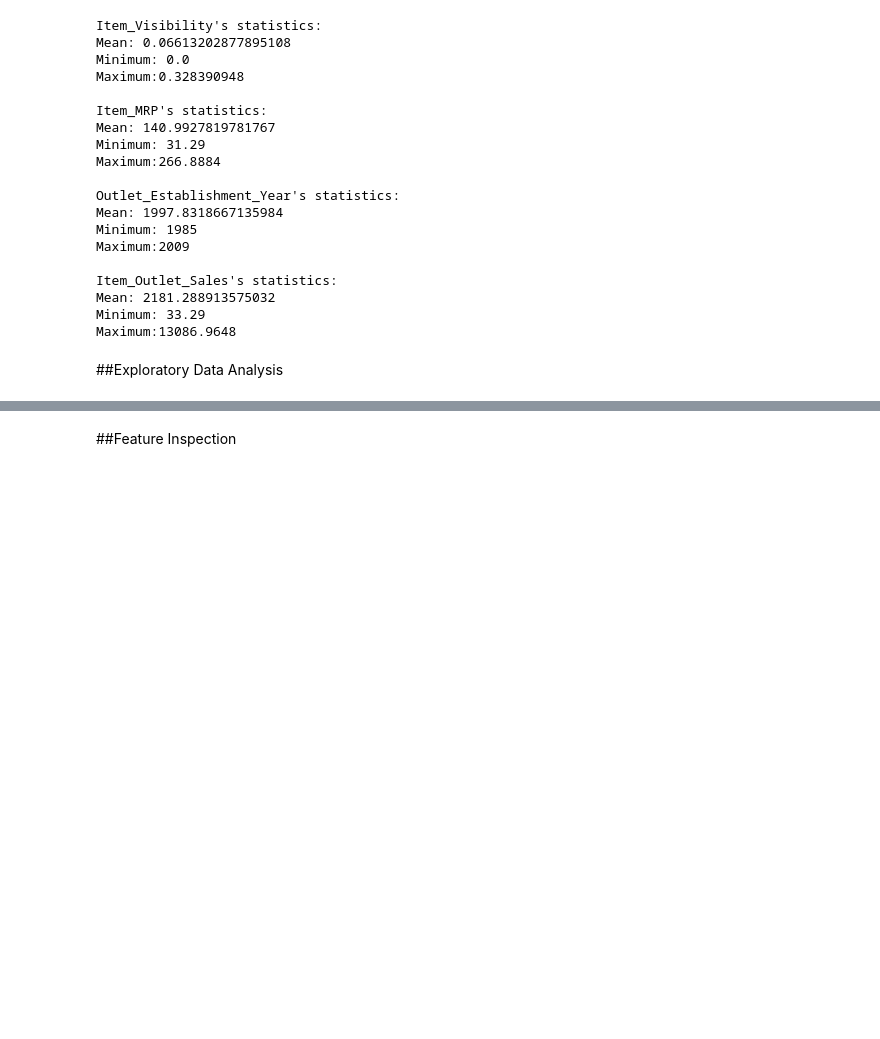
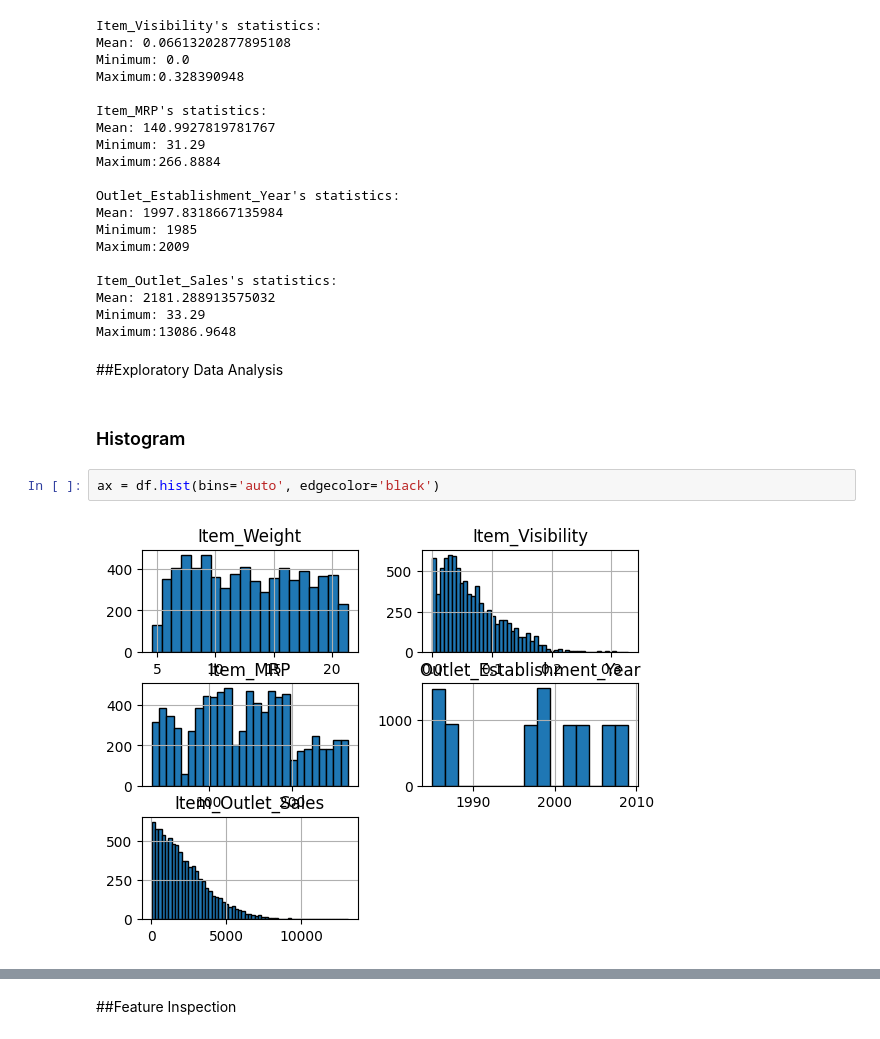
Before and after one commit to twix-ps/Prediction-of-Product-Sales, a Jupyter notebook: Prediction_of_Product_Sales.ipynb, the cells around one changed output, grey strips where cells are left out. Drawn from its saved outputs; the diff is of its cells as text; blank space fills up the shorter version.

```diff
--- a/Prediction_of_Product_Sales.ipynb
+++ b/Prediction_of_Product_Sales.ipynb
@@ -158,3 +160,9 @@ Minimum: 33.29
 Maximum:13086.9648
 # %% [markdown]
 ##Exploratory Data Analysis
+# %% [markdown]
+### Histogram
+# %%
+ax = df.hist(bins='auto', edgecolor='black')
+# %% [output]
+[figure, added]
```
Also changed, not shown: parts of 6 cells of this notebook.
